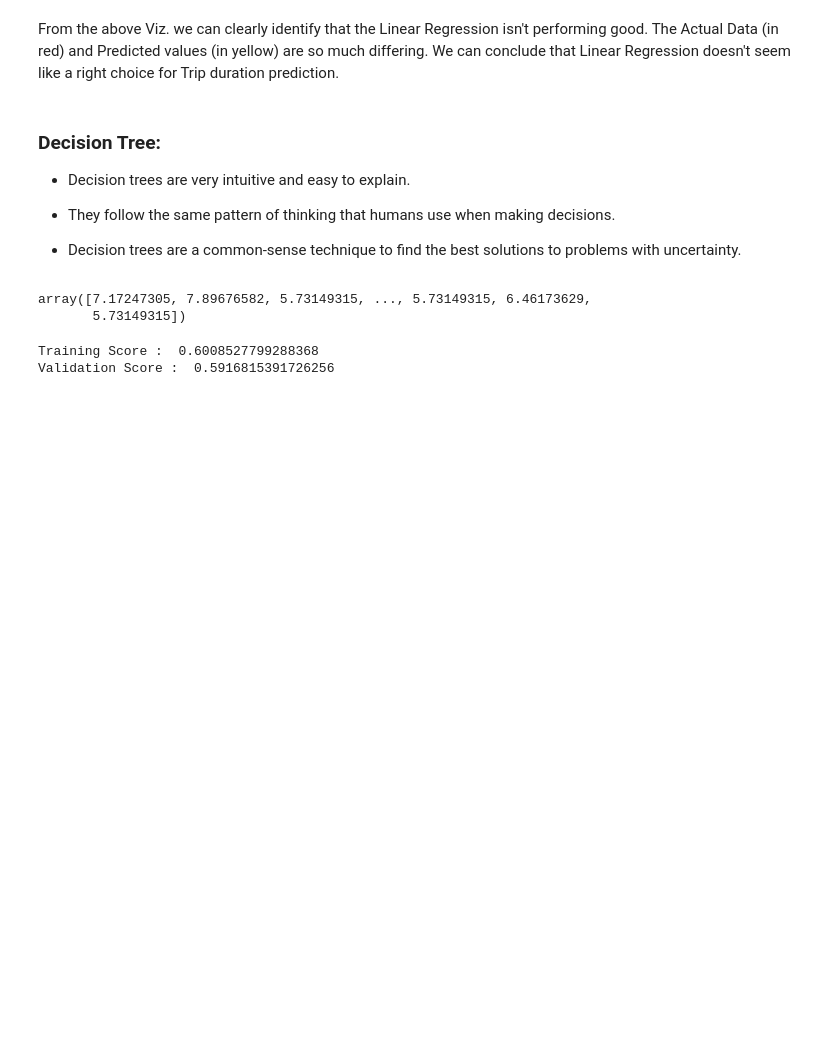
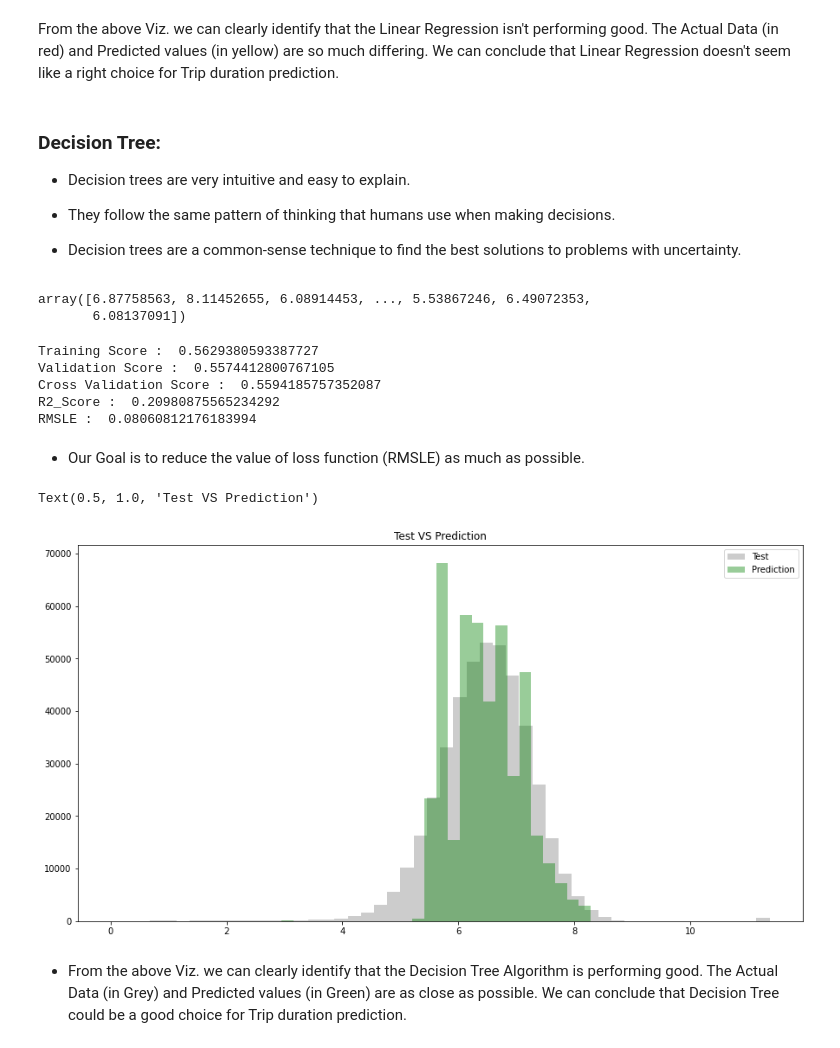
Before and after one commit to Deven876/project-2-NYC-Taxi-Trip-Time-Prediction, a Jupyter notebook: project_2_Taxi_Trip_Time_Prediction_.ipynb, the cells around one changed output. Cells and saved outputs as stored; diff of their text form; code cells hidden in the pictures; blank space fills up the shorter version.

Commit message:
decision tree

```diff
--- a/project_2_Taxi_Trip_Time_Prediction_.ipynb
+++ b/project_2_Taxi_Trip_Time_Prediction_.ipynb
@@ -785,13 +785,13 @@ From the above Viz. we can clearly identify that the Linear Regression isn't per
 
 from sklearn.tree import DecisionTreeRegressor
 
-est_dt = DecisionTreeRegressor(criterion="mse", max_depth=10)
+est_dt = DecisionTreeRegressor(criterion="mse", max_depth=11)
 est_dt.fit(X_train, y_train)
 dt_pred = est_dt.predict(X_test)
 dt_pred
 # %% [output]
-array([7.17247305, 7.89676582, 5.73149315, ..., 5.73149315, 6.46173629,
-       5.73149315])
+array([6.87758563, 8.11452655, 6.08914453, ..., 5.53867246, 6.49072353,
+       6.08137091])
 # %%
 #examining metrics
 
@@ -805,5 +805,26 @@ print ("R2_Score : ", r2_score(dt_pred, y_test))
 
 print ("RMSLE : ", np.sqrt(mean_squared_log_error(dt_pred, y_test)))
 # %% [output]
-Training Score :  0.6008527799288368
-Validation Score :  0.5916815391726256
+Training Score :  0.5629380593387727
+Validation Score :  0.5574412800767105
+Cross Validation Score :  0.5594185757352087
+R2_Score :  0.20980875565234292
+RMSLE :  0.08060812176183994
+# %% [markdown]
+- Our Goal is to reduce the value of loss function (RMSLE) as much as possible.
+# %%
+#prediction vs real data
+
+plt.figure(figsize=(15,8))
+plt.subplot(1,1,1)
+sns.distplot(y_test, kde=False, color="grey", label="Test")
+
+plt.subplot(1,1,1)
+sns.distplot(dt_pred, kde=False, color="green", label="Prediction")
+plt.legend()
+plt.title("Test VS Prediction")
+# %% [output]
+Text(0.5, 1.0, 'Test VS Prediction')
+[figure, added]
+# %% [markdown]
+- From the above Viz. we can clearly identify that the Decision Tree Algorithm is performing good. The Actual Data (in Grey) and Predicted values (in Green) are as close as possible. We can conclude that Decision Tree could be a good choice for Trip duration prediction.
```
